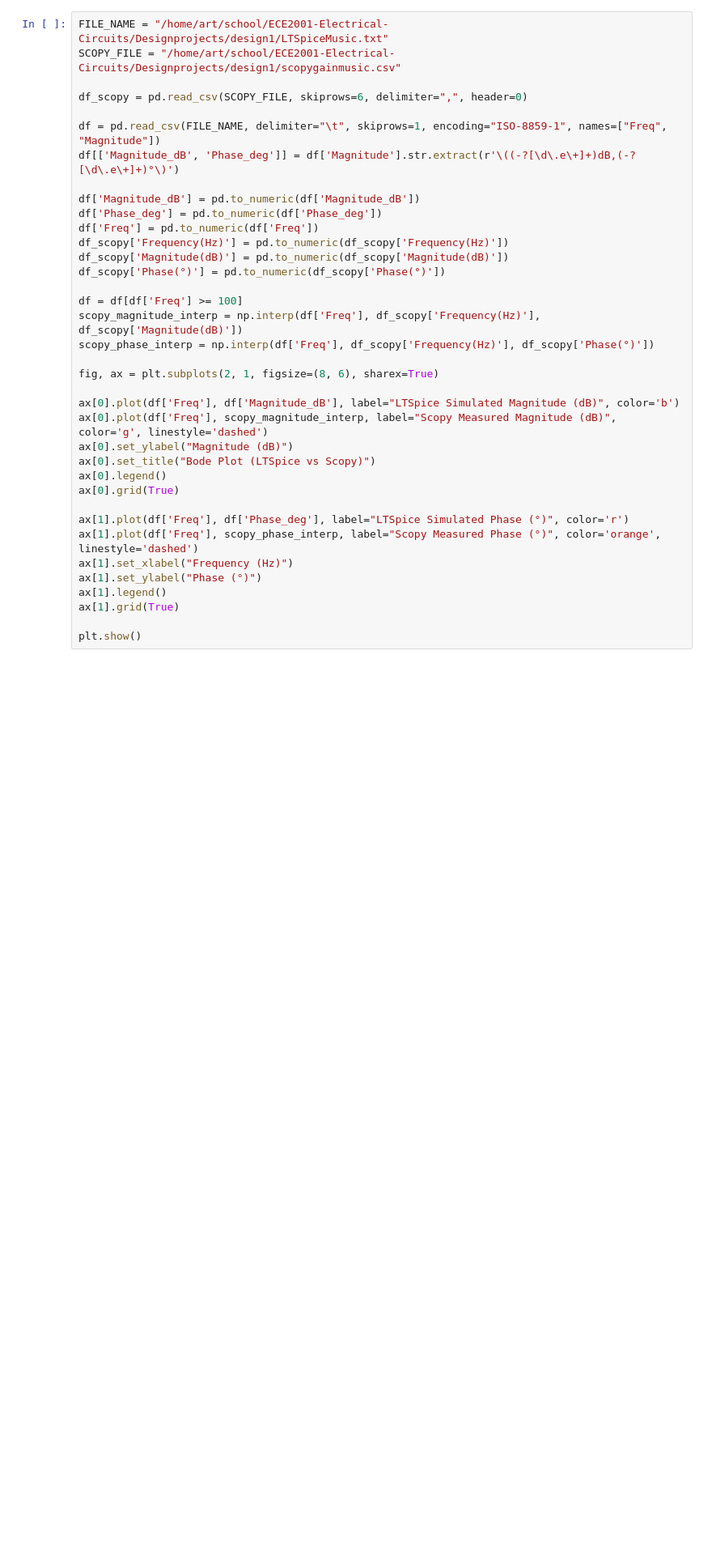
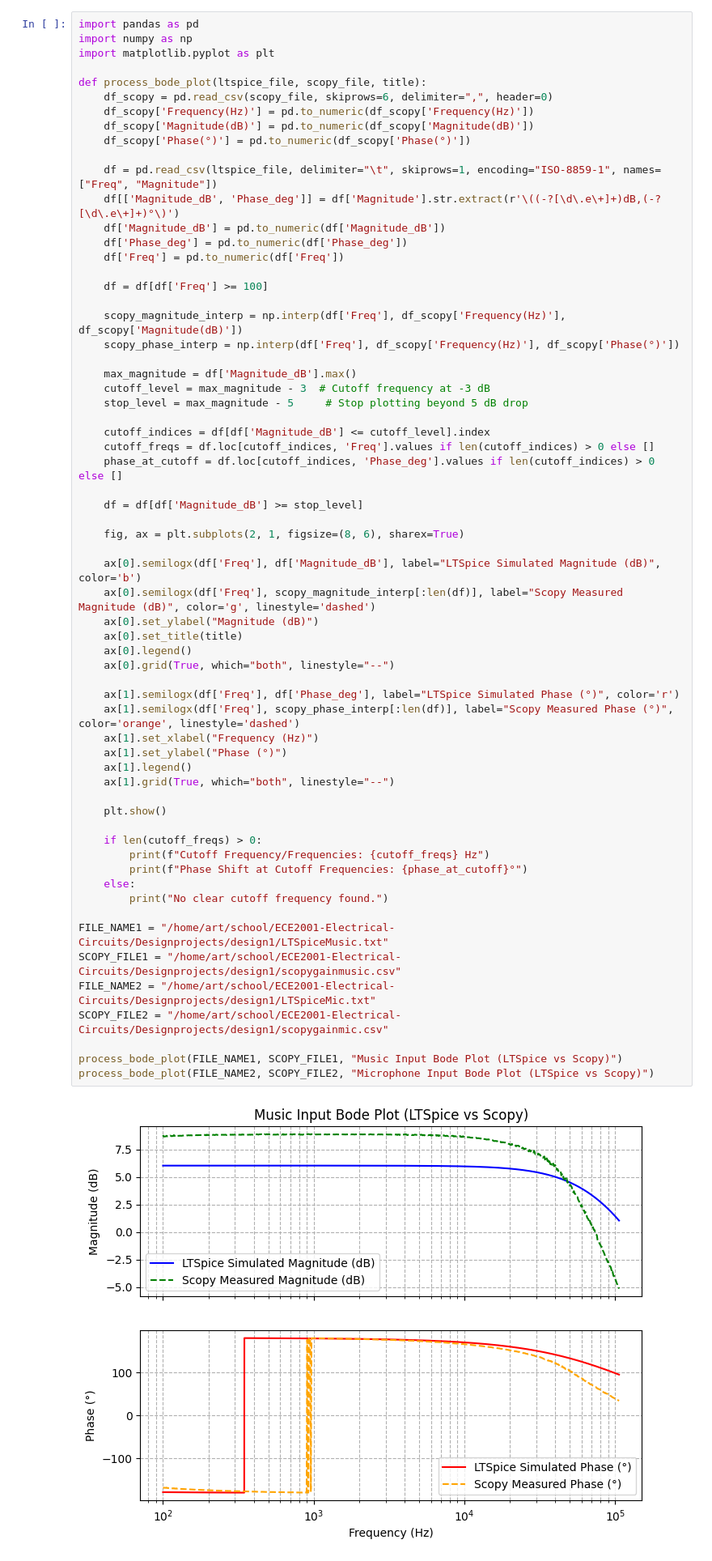
Before and after one commit to artjsalina5/ECE2001-Electrical-Circuits, a Jupyter notebook: Designprojects/dp1.ipynb, the cells around one changed output. Shown at 81% size. Saved outputs shown, nothing was run; the diff lists cells and outputs as text; blank space fills up the shorter version.

```diff
--- a/Designprojects/dp1.ipynb
+++ b/Designprojects/dp1.ipynb
@@ -4,39 +4,67 @@ import numpy as np
 import matplotlib.pyplot as plt
 %matplotlib qt
 # %%
-FILE_NAME = "/home/art/school/ECE2001-Electrical-Circuits/Designprojects/design1/LTSpiceMusic.txt"
-SCOPY_FILE = "/home/art/school/ECE2001-Electrical-Circuits/Designprojects/design1/scopygainmusic.csv"
+import pandas as pd
+import numpy as np
+import matplotlib.pyplot as plt
 
-df_scopy = pd.read_csv(SCOPY_FILE, skiprows=6, delimiter=",", header=0)
+def process_bode_plot(ltspice_file, scopy_file, title):
+    df_scopy = pd.read_csv(scopy_file, skiprows=6, delimiter=",", header=0)
+    df_scopy['Frequency(Hz)'] = pd.to_numeric(df_scopy['Frequency(Hz)'])
+    df_scopy['Magnitude(dB)'] = pd.to_numeric(df_scopy['Magnitude(dB)'])
+    df_scopy['Phase(°)'] = pd.to_numeric(df_scopy['Phase(°)'])
 
-df = pd.read_csv(FILE_NAME, delimiter="\t", skiprows=1, encoding="ISO-8859-1", names=["Freq", "Magnitude"])
-df[['Magnitude_dB', 'Phase_deg']] = df['Magnitude'].str.extract(r'\((-?[\d\.e\+]+)dB,(-?[\d\.e\+]+)°\)')
+    df = pd.read_csv(ltspice_file, delimiter="\t", skiprows=1, encoding="ISO-8859-1", names=["Freq", "Magnitude"])
+    df[['Magnitude_dB', 'Phase_deg']] = df['Magnitude'].str.extract(r'\((-?[\d\.e\+]+)dB,(-?[\d\.e\+]+)°\)')
+    df['Magnitude_dB'] = pd.to_numeric(df['Magnitude_dB'])
+    df['Phase_deg'] = pd.to_numeric(df['Phase_deg'])
+    df['Freq'] = pd.to_numeric(df['Freq'])
 
-df['Magnitude_dB'] = pd.to_numeric(df['Magnitude_dB'])
-df['Phase_deg'] = pd.to_numeric(df['Phase_deg'])
-df['Freq'] = pd.to_numeric(df['Freq'])
-df_scopy['Frequency(Hz)'] = pd.to_numeric(df_scopy['Frequency(Hz)'])
-df_scopy['Magnitude(dB)'] = pd.to_numeric(df_scopy['Magnitude(dB)'])
-df_scopy['Phase(°)'] = pd.to_numeric(df_scopy['Phase(°)'])
+    df = df[df['Freq'] >= 100]
 
-df = df[df['Freq'] >= 100]
-scopy_magnitude_interp = np.interp(df['Freq'], df_scopy['Frequency(Hz)'], df_scopy['Magnitude(dB)'])
-scopy_phase_interp = np.interp(df['Freq'], df_scopy['Frequency(Hz)'], df_scopy['Phase(°)'])
+    scopy_magnitude_interp = np.interp(df['Freq'], df_scopy['Frequency(Hz)'], df_scopy['Magnitude(dB)'])
+    scopy_phase_interp = np.interp(df['Freq'], df_scopy['Frequency(Hz)'], df_scopy['Phase(°)'])
 
-fig, ax = plt.subplots(2, 1, figsize=(8, 6), sharex=True)
+    max_magnitude = df['Magnitude_dB'].max()
+    cutoff_level = max_magnitude - 3  # Cutoff frequency at -3 dB
+    stop_level = max_magnitude - 5     # Stop plotting beyond 5 dB drop
 
-ax[0].plot(df['Freq'], df['Magnitude_dB'], label="LTSpice Simulated Magnitude (dB)", color='b')
-ax[0].plot(df['Freq'], scopy_magnitude_interp, label="Scopy Measured Magnitude (dB)", color='g', linestyle='dashed')
-ax[0].set_ylabel("Magnitude (dB)")
-ax[0].set_title("Bode Plot (LTSpice vs Scopy)")
-ax[0].legend()
-ax[0].grid(True)
+    cutoff_indices = df[df['Magnitude_dB'] <= cutoff_level].index
+    cutoff_freqs = df.loc[cutoff_indices, 'Freq'].values if len(cutoff_indices) > 0 else []
+    phase_at_cutoff = df.loc[cutoff_indices, 'Phase_deg'].values if len(cutoff_indices) > 0 else []
 
-ax[1].plot(df['Freq'], df['Phase_deg'], label="LTSpice Simulated Phase (°)", color='r')
-ax[1].plot(df['Freq'], scopy_phase_interp, label="Scopy Measured Phase (°)", color='orange', linestyle='dashed')
-ax[1].set_xlabel("Frequency (Hz)")
-ax[1].set_ylabel("Phase (°)")
-ax[1].legend()
-ax[1].grid(True)
+    df = df[df['Magnitude_dB'] >= stop_level]
 
-plt.show()
+    fig, ax = plt.subplots(2, 1, figsize=(8, 6), sharex=True)
+
+    ax[0].semilogx(df['Freq'], df['Magnitude_dB'], label="LTSpice Simulated Magnitude (dB)", color='b')
+    ax[0].semilogx(df['Freq'], scopy_magnitude_interp[:len(df)], label="Scopy Measured Magnitude (dB)", color='g', linestyle='dashed')
+    ax[0].set_ylabel("Magnitude (dB)")
+    ax[0].set_title(title)
+    ax[0].legend()
+    ax[0].grid(True, which="both", linestyle="--")
+
+    ax[1].semilogx(df['Freq'], df['Phase_deg'], label="LTSpice Simulated Phase (°)", color='r')
+    ax[1].semilogx(df['Freq'], scopy_phase_interp[:len(df)], label="Scopy Measured Phase (°)", color='orange', linestyle='dashed')
+    ax[1].set_xlabel("Frequency (Hz)")
+    ax[1].set_ylabel("Phase (°)")
+    ax[1].legend()
+    ax[1].grid(True, which="both", linestyle="--")
+
+    plt.show()
+
+    if len(cutoff_freqs) > 0:
+        print(f"Cutoff Frequency/Frequencies: {cutoff_freqs} Hz")
+        print(f"Phase Shift at Cutoff Frequencies: {phase_at_cutoff}°")
+    else:
+        print("No clear cutoff frequency found.")
+
+FILE_NAME1 = "/home/art/school/ECE2001-Electrical-Circuits/Designprojects/design1/LTSpiceMusic.txt"
+SCOPY_FILE1 = "/home/art/school/ECE2001-Electrical-Circuits/Designprojects/design1/scopygainmusic.csv"
+FILE_NAME2 = "/home/art/school/ECE2001-Electrical-Circuits/Designprojects/design1/LTSpiceMic.txt"
+SCOPY_FILE2 = "/home/art/school/ECE2001-Electrical-Circuits/Designprojects/design1/scopygainmic.csv"
+
+process_bode_plot(FILE_NAME1, SCOPY_FILE1, "Music Input Bode Plot (LTSpice vs Scopy)")
+process_bode_plot(FILE_NAME2, SCOPY_FILE2, "Microphone Input Bode Plot (LTSpice vs Scopy)")
+# %% [output]
+[figure, added]
```
Also changed, not shown: parts of 2 cells of this notebook.
